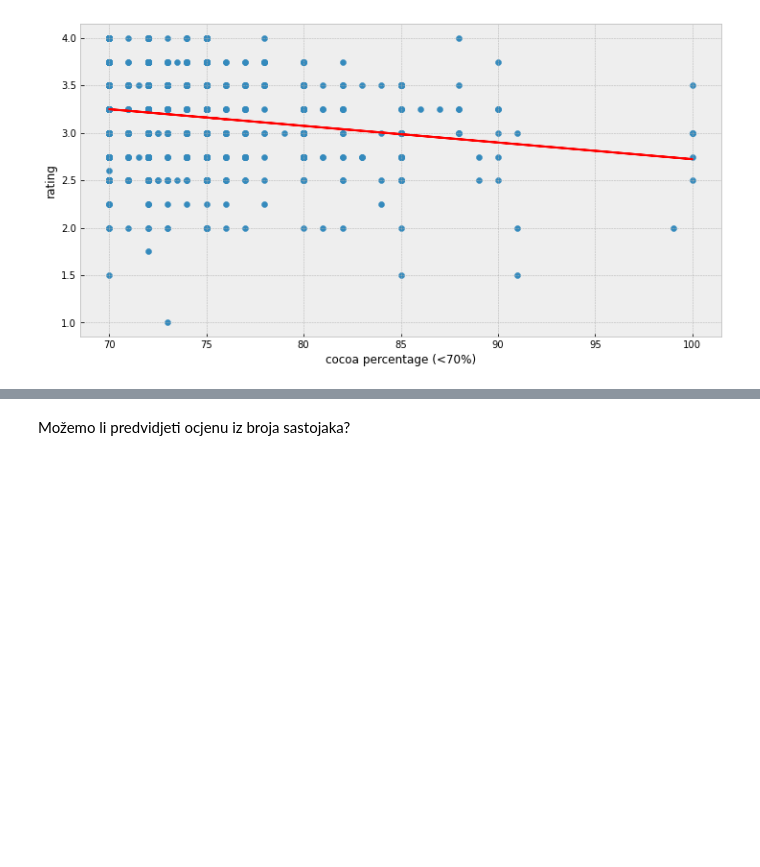
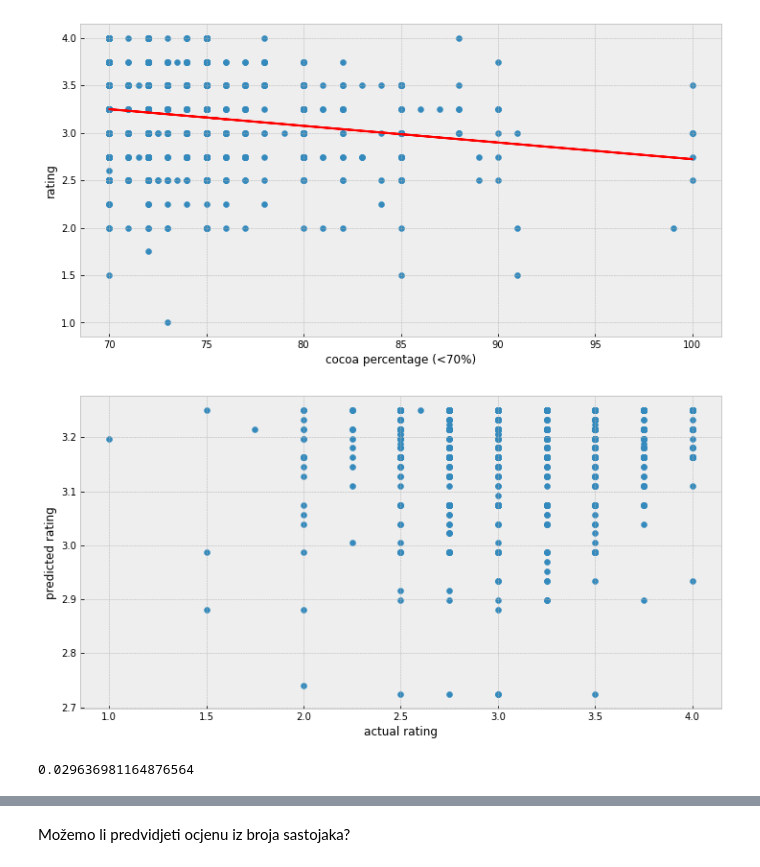
Before and after one commit to avirovicmarin/zavrsni_rad, a Jupyter notebook: regresija.ipynb, the cells around one changed output, grey strips where cells are left out. Drawn from its saved outputs; the diff is of its cells as text; code cells hidden in the pictures; blank space fills up the shorter version.

```diff
--- a/regresija.ipynb
+++ b/regresija.ipynb
@@ -137,3 +182,15 @@ plt.plot(ge_70.cocoa_percent, reg.predict(ge_70[['cocoa_percent']]), color = 're
 plt.show()
 # %% [output]
 [figure]
+# %%
+plt.figure(figsize=(12,6))
+plt.xlabel('actual rating')
+plt.ylabel('predicted rating')
+plt.scatter(ge_70.rating, reg.predict(ge_70[['cocoa_percent']]))
+plt.show()
+# %% [output]
+[figure, added]
+# %%
+r2_score(ge_70.rating, reg.predict(ge_70[['cocoa_percent']]))
+# %% [output]
+0.029636981164876564
```
Also changed, not shown: parts of 32 cells of this notebook.
